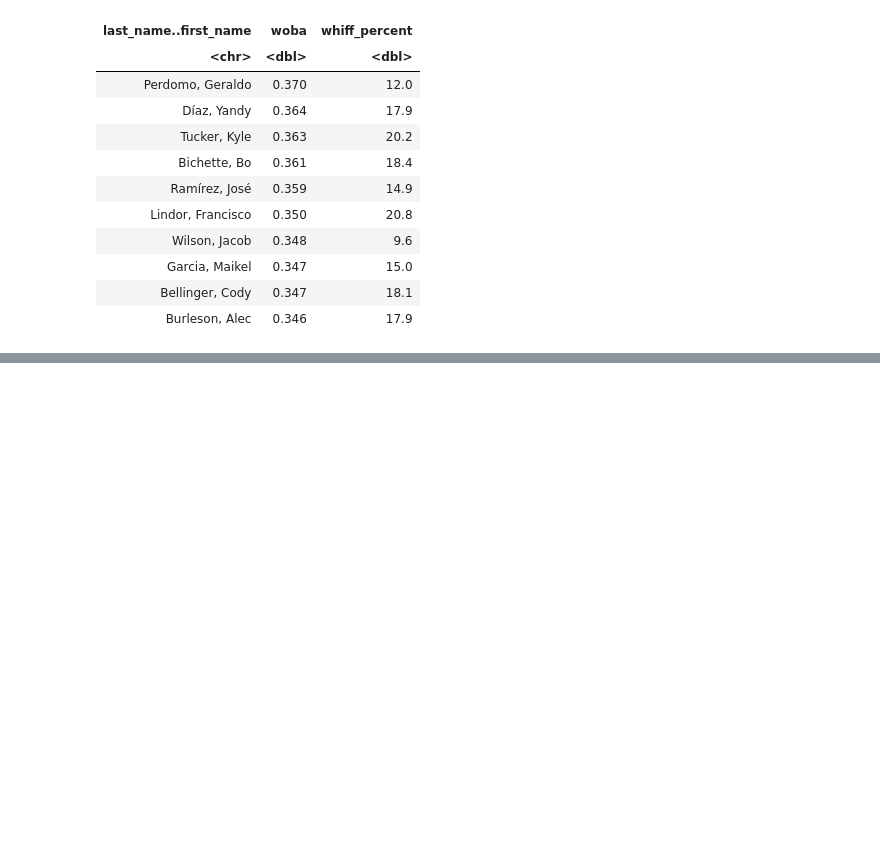
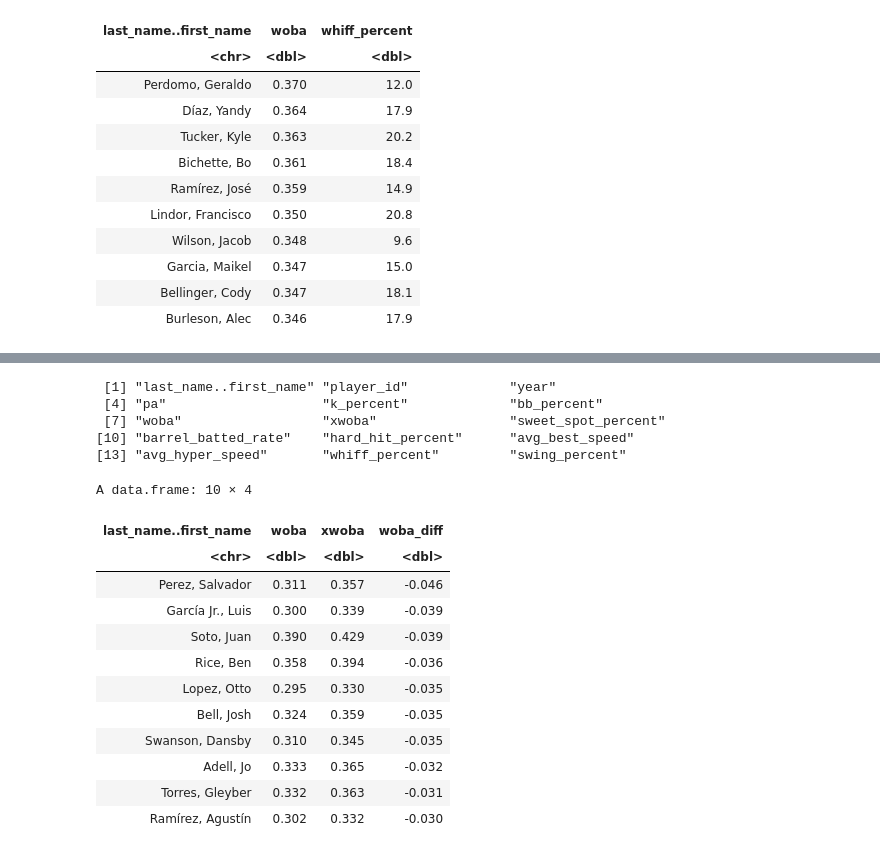
Before and after one commit to glennnoronha/R, a Jupyter notebook: baseball_savant.ipynb, the cells around one changed output, grey strips where cells are left out. Cells and saved outputs as stored; diff of their text form; code cells hidden in the pictures; blank space fills up the shorter version.

```diff
--- a/baseball_savant.ipynb
+++ b/baseball_savant.ipynb
@@ -216,0 +266,26 @@ A data.frame: 10 × 3
+# %%
+names(baseball)
+baseball |>
+  mutate(woba_diff = woba - xwoba)|>
+  select(last_name..first_name,woba,xwoba,woba_diff) |>
+  arrange(woba_diff)|>
+  slice_head(n=10)
+# %% [output]
+ [1] "last_name..first_name" "player_id"             "year"
+ [4] "pa"                    "k_percent"             "bb_percent"
+ [7] "woba"                  "xwoba"                 "sweet_spot_percent"
+[10] "barrel_batted_rate"    "hard_hit_percent"      "avg_best_speed"
+[13] "avg_hyper_speed"       "whiff_percent"         "swing_percent"
+A data.frame: 10 × 4
+| last_name..first_name | woba | xwoba | woba_diff |
+| <chr> | <dbl> | <dbl> | <dbl> |
+| Perez, Salvador | 0.311 | 0.357 | -0.046 |
+| García Jr., Luis | 0.300 | 0.339 | -0.039 |
+| Soto, Juan | 0.390 | 0.429 | -0.039 |
+| Rice, Ben | 0.358 | 0.394 | -0.036 |
+| Lopez, Otto | 0.295 | 0.330 | -0.035 |
+| Bell, Josh | 0.324 | 0.359 | -0.035 |
+| Swanson, Dansby | 0.310 | 0.345 | -0.035 |
+| Adell, Jo | 0.333 | 0.365 | -0.032 |
+| Torres, Gleyber | 0.332 | 0.363 | -0.031 |
+| Ramírez, Agustín | 0.302 | 0.332 | -0.030 |
```
Also changed, not shown: parts of 7 cells of this notebook.
